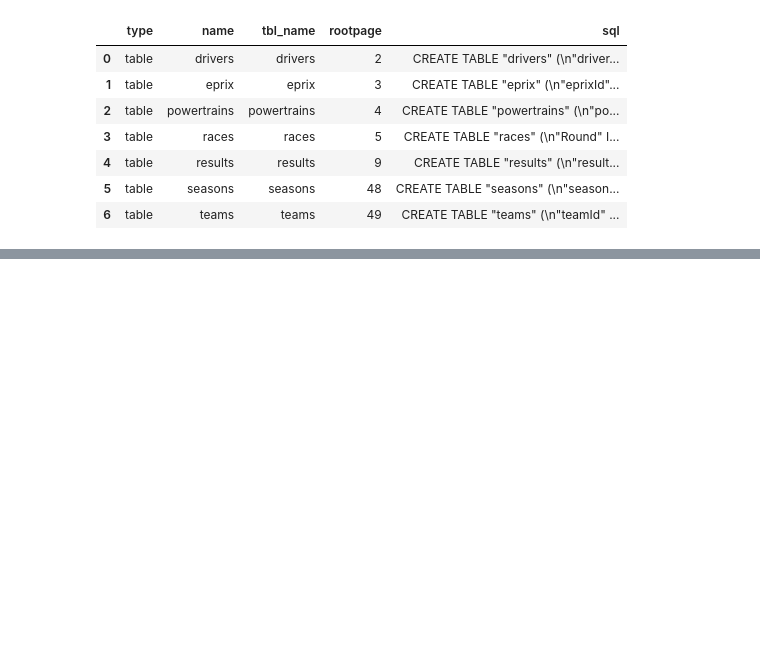
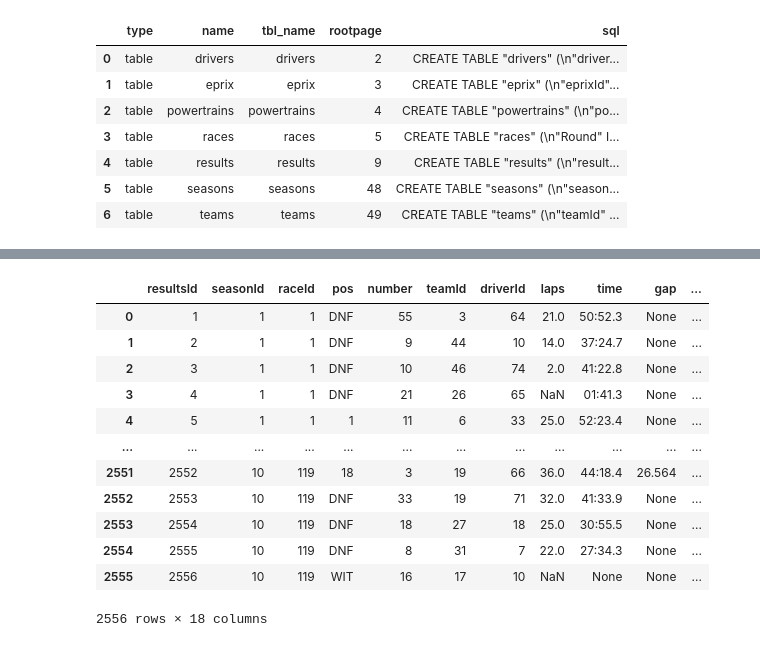
Before and after one commit to shaw-jonathan/Formula-E_Points_Analysis, a Jupyter notebook: M1 Capstone Project .ipynb, the cells around one changed output, grey strips where cells are left out. Saved outputs shown, nothing was run; the diff lists cells and outputs as text; code cells hidden in the pictures; blank space fills up the shorter version.

```diff
--- a/M1 Capstone Project .ipynb
+++ b/M1 Capstone Project .ipynb
@@ -124,0 +156,21 @@ pd.read_sql("SELECT * FROM sqlite_master WHERE type='table'",con=conn)
+# %%
+pd.read_sql("""
+            SELECT t1.*, t2.*
+            FROM results AS t1
+            LEFT JOIN teams AS t2
+            ON t1.teamId = t2.[teamId]
+            """, conn)
+# %% [output]
+|  | resultsId | seasonId | raceId | pos | number | teamId | driverId | laps | time | gap | ... |
+| 0 | 1 | 1 | 1 | DNF | 55 | 3 | 64 | 21.0 | 50:52.3 | None | ... |
+| 1 | 2 | 1 | 1 | DNF | 9 | 44 | 10 | 14.0 | 37:24.7 | None | ... |
+| 2 | 3 | 1 | 1 | DNF | 10 | 46 | 74 | 2.0 | 41:22.8 | None | ... |
+| 3 | 4 | 1 | 1 | DNF | 21 | 26 | 65 | NaN | 01:41.3 | None | ... |
+| 4 | 5 | 1 | 1 | 1 | 11 | 6 | 33 | 25.0 | 52:23.4 | None | ... |
+| ... | ... | ... | ... | ... | ... | ... | ... | ... | ... | ... | ... |
+| 2551 | 2552 | 10 | 119 | 18 | 3 | 19 | 66 | 36.0 | 44:18.4 | 26.564 | ... |
+| 2552 | 2553 | 10 | 119 | DNF | 33 | 19 | 71 | 32.0 | 41:33.9 | None | ... |
+| 2553 | 2554 | 10 | 119 | DNF | 18 | 27 | 18 | 25.0 | 30:55.5 | None | ... |
+| 2554 | 2555 | 10 | 119 | DNF | 8 | 31 | 7 | 22.0 | 27:34.3 | None | ... |
+| 2555 | 2556 | 10 | 119 | WIT | 16 | 17 | 10 | NaN | None | None | ... |
+2556 rows × 18 columns
```
Also changed, not shown: parts of 13 cells of this notebook.
